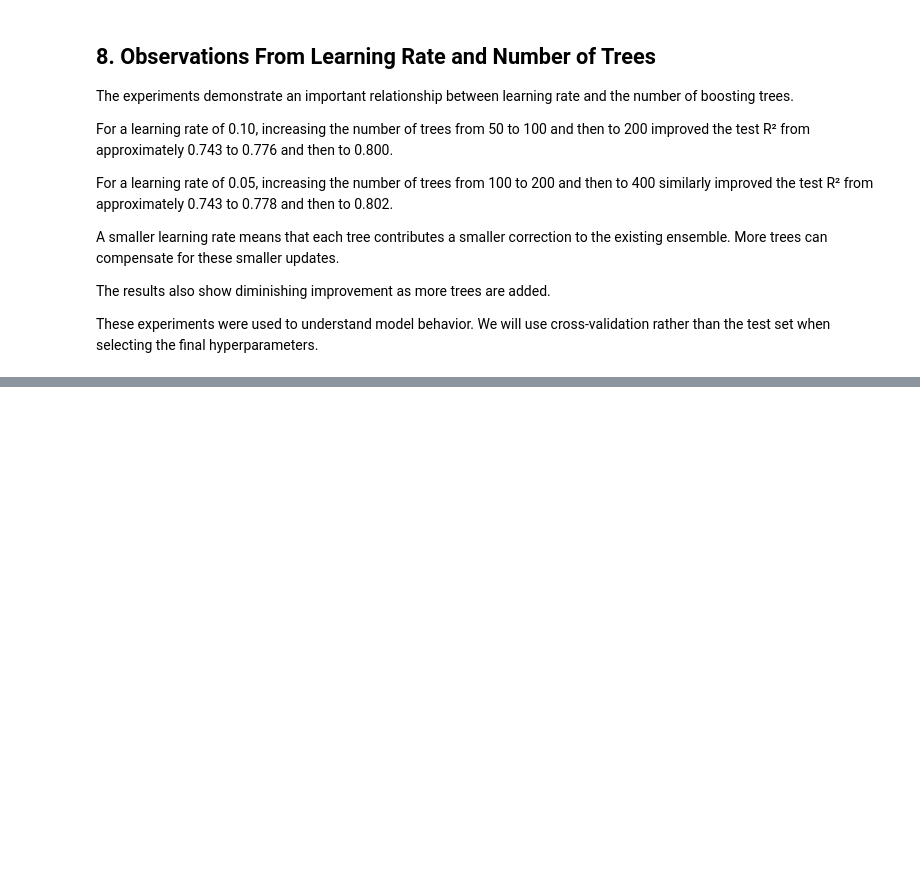
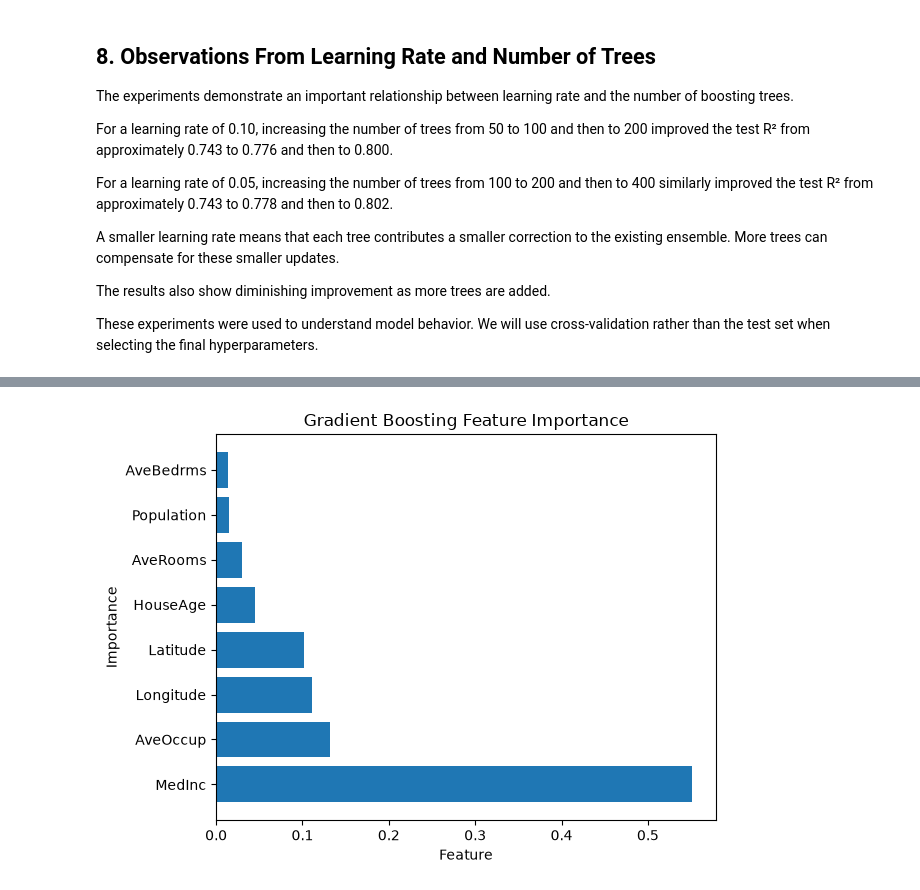
Before and after one commit to Navkirat9339/Housing-Price-Prediction, a Jupyter notebook: notebooks/06_gradient_boosting_regression.ipynb, the cells around one changed output, grey strips where cells are left out. Saved outputs shown, nothing was run; the diff lists cells and outputs as text; code cells hidden in the pictures; blank space fills up the shorter version.

Commit message:
Gradient Boosting Model tuned using Grid Search CV

```diff
--- a/notebooks/06_gradient_boosting_regression.ipynb
+++ b/notebooks/06_gradient_boosting_regression.ipynb
@@ -637,0 +776,2 @@ depth_df
+# %%
+best_gbr = grid_search_gbr.best_estimator_
@@ -637,0 +839,12 @@ depth_df
+# %%
+feature_importance = pd.DataFrame({
+    "Feature": X_train.columns,
+    "Importance": best_gbr.feature_importances_
+})
+
+feature_importance = feature_importance.sort_values(
+    "Importance",
+    ascending=False
+)
+
+feature_importance
@@ -637,0 +861,17 @@ depth_df
+# %%
+plt.Figure(figsize=(10, 6))
+
+plt.barh(
+    feature_importance["Feature"],
+    feature_importance["Importance"]
+)
+
+plt.ylabel("Importance")
+plt.xlabel("Feature")
+plt.title("Gradient Boosting Feature Importance")
+
+plt.gca().invert_yaxis
+plt.tight_layout()
+plt.show()
+# %% [output]
+[figure, added]
```
Also changed, not shown: parts of 20 cells of this notebook.
